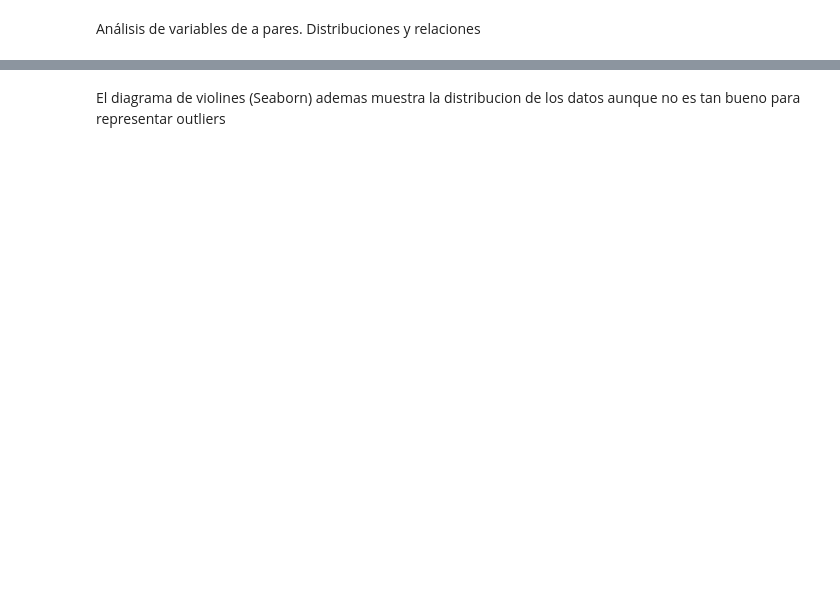
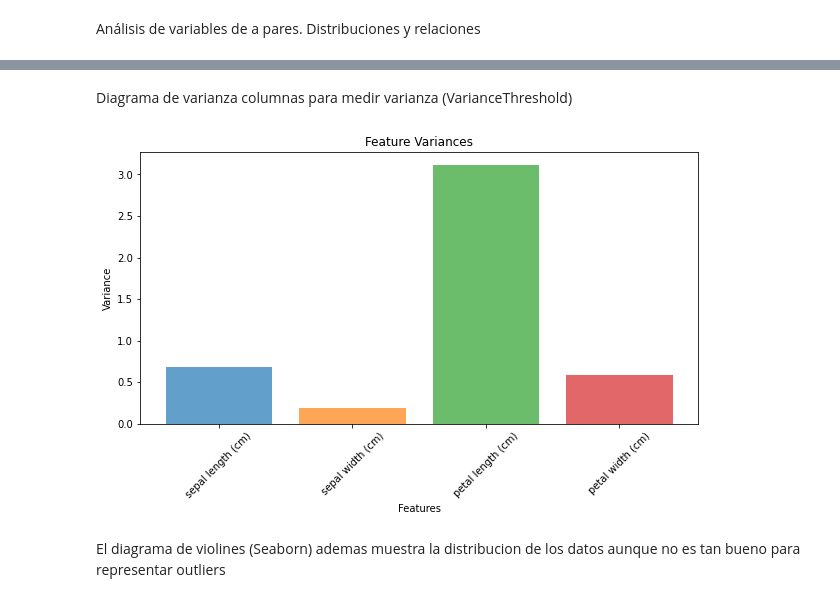
Before and after one commit to PabloSoligo2014/3670-UNLaM-CD, a Jupyter notebook: 02_EDA_Preprocess/00_Lecture.ipynb, the cells around one changed output, grey strips where cells are left out. Cells and saved outputs as stored; diff of their text form; code cells hidden in the pictures; blank space fills up the shorter version.

```diff
--- a/02_EDA_Preprocess/00_Lecture.ipynb
+++ b/02_EDA_Preprocess/00_Lecture.ipynb
@@ -584,3 +567,16 @@ df.boxplot(return_type='axes', figsize=(10,5))
+# %% [markdown]
+Diagrama de varianza columnas para medir varianza (VarianceThreshold)
+# %%
+variances = df.drop(columns=['target']).var(numeric_only=True)
+plt.figure(figsize=(10, 5))
+plt.bar(variances.index, variances.values, alpha=0.7, color=plt.cm.tab10.colors[:len(variances)])
+plt.title('Feature Variances')
+plt.xlabel('Features')
+plt.ylabel('Variance')
+plt.xticks(rotation=45)
+plt.show()
+# %% [output]
+[figure, added]
 # %% [markdown]
 El diagrama de violines (Seaborn) ademas muestra la distribucion de los datos aunque no es tan bueno para representar outliers
 # %%
```
Also changed, not shown: parts of 22 cells of this notebook, 1 other file.
